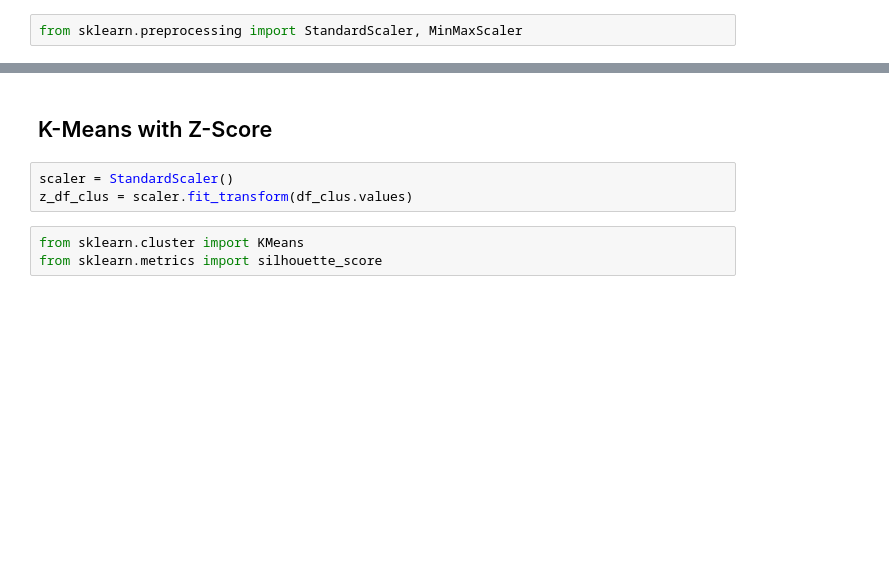
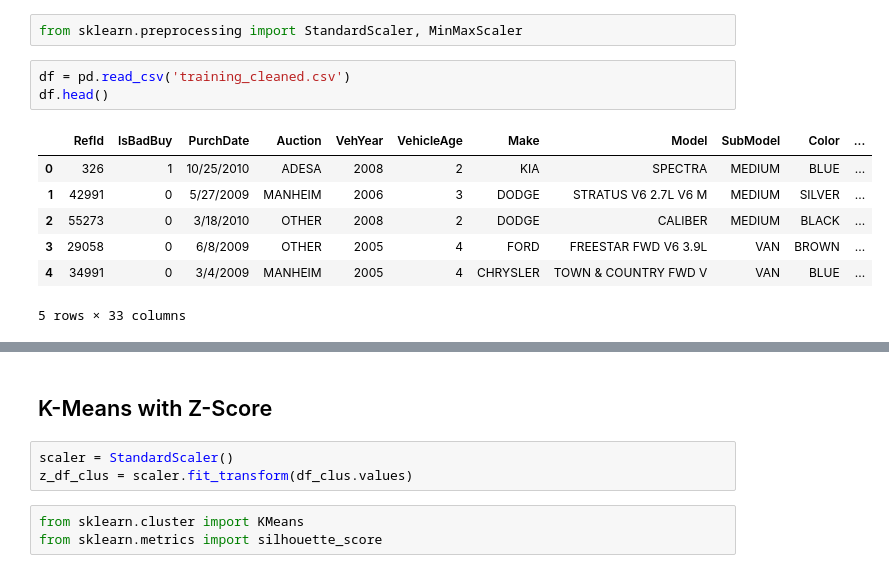
Before and after one commit to andybbruno/DataMining, a Jupyter notebook: Clustering.ipynb, the cells around one changed output, grey strips where cells are left out. Cells and saved outputs as stored; diff of their text form; blank space fills up the shorter version.

```diff
--- a/Clustering.ipynb
+++ b/Clustering.ipynb
@@ -5,5 +14,16 @@ df = pd.read_csv('training_cleaned.csv')
 # %%
 from sklearn.preprocessing import StandardScaler, MinMaxScaler
+# %%
+df = pd.read_csv('training_cleaned.csv')
+df.head()
+# %% [output]
+|  | RefId | IsBadBuy | PurchDate | Auction | VehYear | VehicleAge | Make | Model | SubModel | Color | ... |
+| 0 | 326 | 1 | 10/25/2010 | ADESA | 2008 | 2 | KIA | SPECTRA | MEDIUM | BLUE | ... |
+| 1 | 42991 | 0 | 5/27/2009 | MANHEIM | 2006 | 3 | DODGE | STRATUS V6 2.7L V6 M | MEDIUM | SILVER | ... |
+| 2 | 55273 | 0 | 3/18/2010 | OTHER | 2008 | 2 | DODGE | CALIBER | MEDIUM | BLACK | ... |
+| 3 | 29058 | 0 | 6/8/2009 | OTHER | 2005 | 4 | FORD | FREESTAR FWD V6 3.9L | VAN | BROWN | ... |
+| 4 | 34991 | 0 | 3/4/2009 | MANHEIM | 2005 | 4 | CHRYSLER | TOWN & COUNTRY FWD V | VAN | BLUE | ... |
+5 rows × 33 columns
 # %%
 df_clus = df.drop(columns=['RefId',
         'PurchDate',
```
Also changed, not shown: parts of 3 cells of this notebook, 1 other file.
